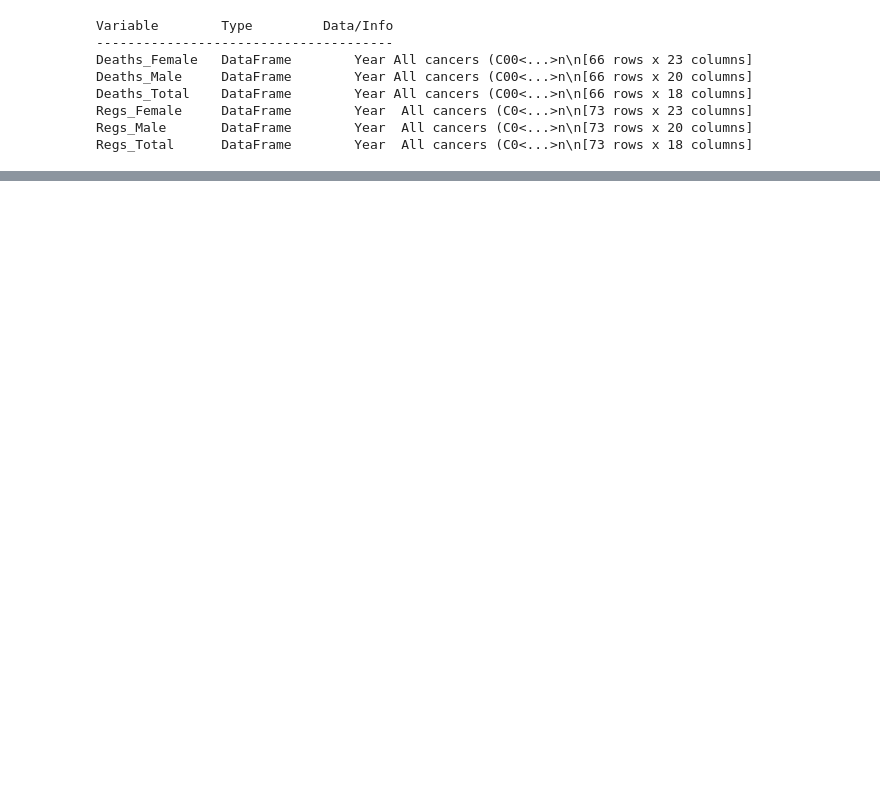
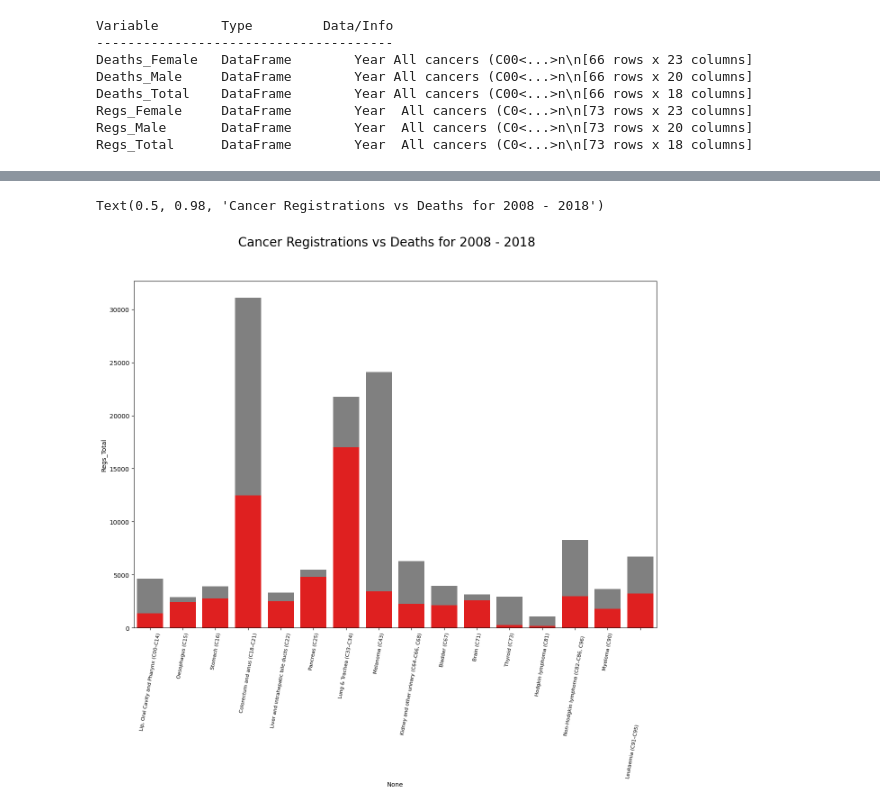
Before and after one commit to AzalizaLey/Analytics_Projects, a Jupyter notebook: ExploringNZData/Cancer.ipynb, the cells around one changed output, grey strips where cells are left out. Saved outputs shown, nothing was run; the diff lists cells and outputs as text; code cells hidden in the pictures; blank space fills up the shorter version.

Commit message:
update Cancer

```diff
--- a/ExploringNZData/Cancer.ipynb
+++ b/ExploringNZData/Cancer.ipynb
@@ -38,0 +71,21 @@ Regs_Total      DataFrame        Year  All cancers (C0<...>n\n[73 rows x 18 colu
+# %%
+def Sum_of_period(df,min_year,max_year):
+    df = df[(df['Year'] > min_year) & (df['Year'] <= max_year)]
+    df = df.drop('Year', axis = 1)
+    df = df.astype(int)
+    df = df.sum()
+    return df
+# %%
+def Join_Comp(d1,d2,col1,col2,min_year,max_year):
+    df1 = pd.DataFrame(Sum_of_period(d1,min_year,max_year))
+    df1 = df1.rename(columns={0: col1})
+    df2 = pd.DataFrame(Sum_of_period(d2,min_year,max_year))
+    df1[col2] = df2[0]
+    return df1
+# %%
+min_year = 2008
+max_year = 2018
+c1 = 'Regs_Total'
+c2 = 'Deaths_Total'
+compdf = Join_Comp(Regs_Total,Deaths_Total,c1,c2,min_year,max_year)
+#compdf.rename(columns={'index': 'Cancer Type'})
@@ -38,0 +113,11 @@ Regs_Total      DataFrame        Year  All cancers (C0<...>n\n[73 rows x 18 colu
+# %%
+compdf.drop(index='All cancers (C00–C96, D45–D47)', inplace=True)
+# %%
+fig, ax = plt.subplots(figsize=(15,10))
+plt.xticks(rotation=80,fontsize=8)
+sns.barplot(data=compdf,x=compdf.index,y='Regs_Total',errorbar=None, color = 'grey')
+sns.barplot(data=compdf,x=compdf.index,y='Deaths_Total',errorbar=None, color = 'red')
+fig.suptitle('Cancer Registrations vs Deaths for 2008 - 2018', fontsize = 20)
+# %% [output]
+Text(0.5, 0.98, 'Cancer Registrations vs Deaths for 2008 - 2018')
+[figure, added]
```
Also changed, not shown: parts of 4 cells of this notebook.
